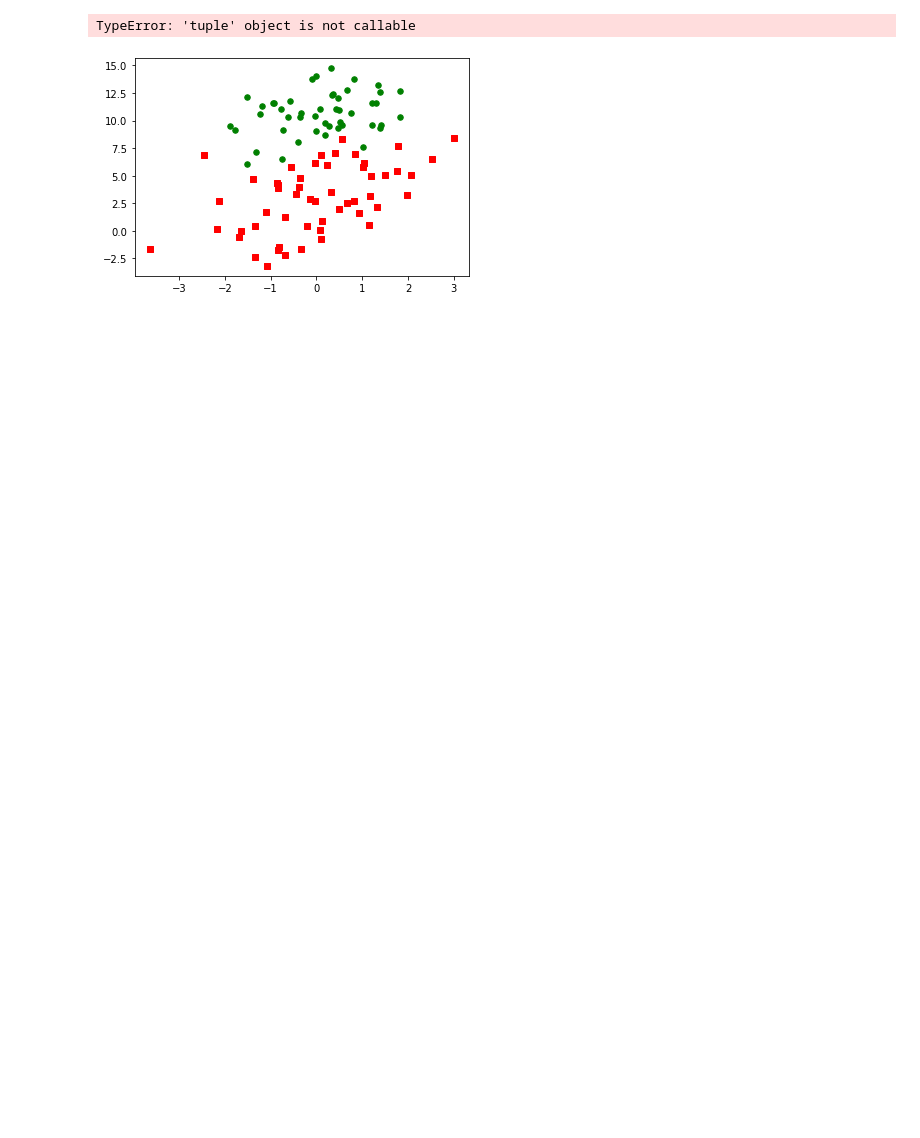
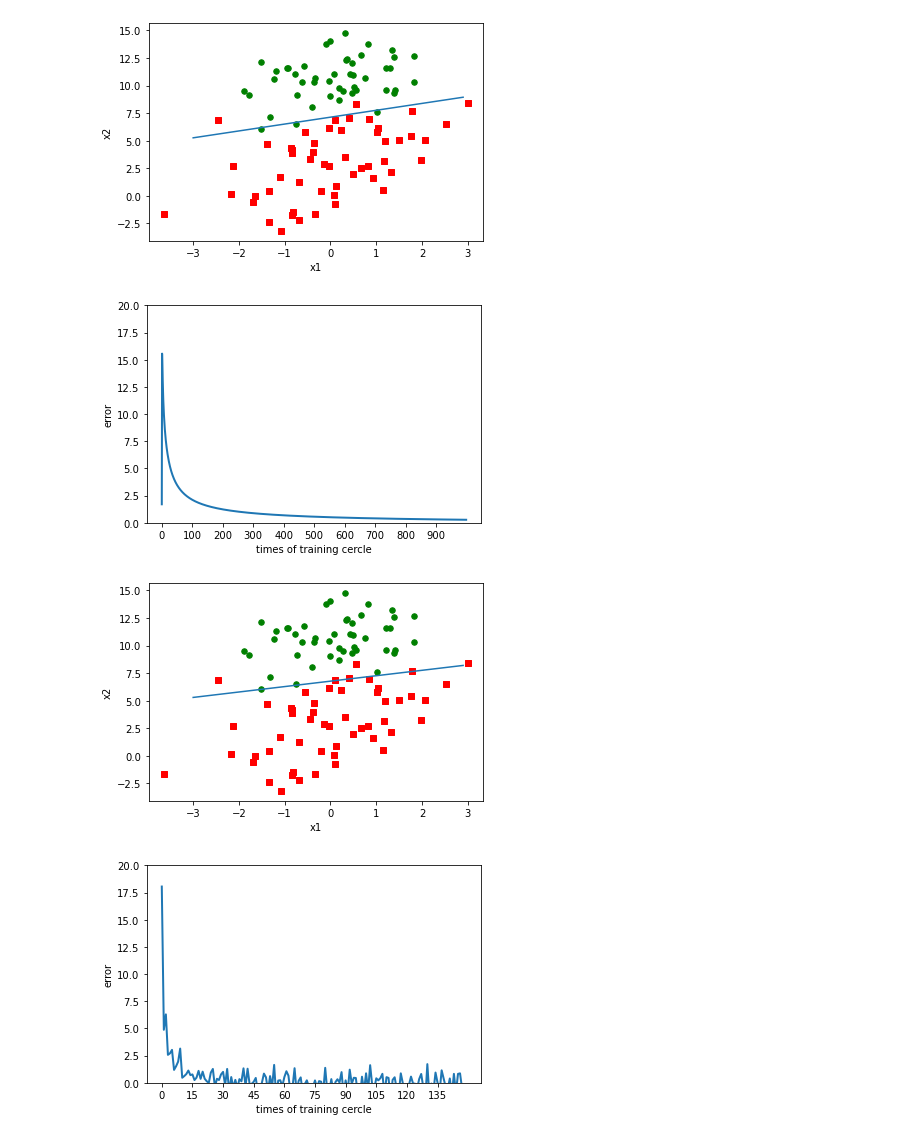
Before and after one commit to xiaoliangpi/MLinAction, a Jupyter notebook: Logistic Regression.ipynb, the cells around one changed output. Saved outputs shown, nothing was run; the diff lists cells and outputs as text; code cells hidden in the pictures; blank space fills up the shorter version.

```diff
--- a/Logistic Regression.ipynb
+++ b/Logistic Regression.ipynb
@@ -40,6 +41,6 @@ matrix([[12.78439353],
 # %%
+import matplotlib.pyplot as plt
 def plotBestFit(weights):
-    import matplotlib.pyplot as plt
     dataMat, labelMat = loadDataSet()  #加载数据集
     dataArr = array(dataMat)  #转换成numpy的array数组
     num = shape(dataArr)[0]
@@ -56,13 +57,66 @@ def plotBestFit(weights):
     ax.scatter(xcord2, ycord2, s=30, c='green')
     x = arange(-3.0,3.0,0.1)
     y = (-weights[0]-weights[1]*x)/weights[2]
-    print(x.shape())
-    print(y.shape())
+    y = y.transpose()
     ax.plot(x, y)
     plt.xlabel('x1'); plt.ylabel('x2')
     plt.show()
+
+def plotError(rangeX,errorArray,maxCycle):
+    fig = plt.figure()
+    plt.plot(rangeX,errorArray,linewidth=2)
+    plt.xticks(arange(0, maxCycle, maxCycle/10)) # 设置横坐标轴的刻度为 0 到 10 的数组
+    plt.ylim([0, 20]) # 设置纵坐标轴范围为 -2 到 2
+    plt.xlabel('times of training cercle'); plt.ylabel('error')
 # %%
-plotBestFit(gradAscent(dataArr, labelMat))
+def sGradAscent0(dataMatrix, classLabels):
+    row, col = shape(dataMatrix)
+    alpha = 0.01
+    weights = ones(col)
+    maxCycle = 1000  #500轮次
+    errorArray = []
+    rangex = []
+    for k in range(maxCycle):
+        sumError = 0
+        for i in range(row):
+            h = sigmoid(sum(dataMatrix[i]*weights))
+            error = classLabels[i] - h
+            weights = weights + alpha * error * float_(dataMatrix[i])
+            sumError += error
+        errorArray.append(sumError)
+        rangex.append(k)
+    return weights,rangex,errorArray,maxCycle
-# %% [output]
-TypeError: 'tuple' object is not callable
-[figure, removed]
+# %%
+#改进后的随机梯度下降
+def sGradAscent1(dataMatrix, classLabels, numIter = 150):
+    row,col = shape(dataMatrix)
+    weights = ones(col)
+    errorArray = []
+    rangex = []
+    for j in range(numIter):
+        dataIndex = list(range(row))
+        sumError = 0
+        for i in range(row):
+            alpha = 4/(1.0+j+i)+0.01
+            randIndex = int(random.uniform(0,len(dataIndex)))
+            h = sigmoid(sum(dataMatrix[randIndex]*weights))
+            error = classLabels[randIndex] - h
+            weights = weights + alpha * error * float_(dataMatrix[randIndex])
+            del(dataIndex[randIndex])
+            sumError += error
+        errorArray.append(sumError)
+        rangex.append(j)
+    return weights,rangex,errorArray,numIter
+# %%
+dataArr, labelMat = loadDataSet()
+weights,rangeX,errorArray,maxCycle = sGradAscent0(dataArr, labelMat)
+plotBestFit(weights)
+plotError(rangeX,errorArray,maxCycle)
+weights,rangeX,errorArray,maxCycle = sGradAscent1(dataArr, labelMat)
+plotBestFit(weights)
+plotError(rangeX,errorArray,maxCycle)
+# %% [output]
+[figure, added]
+[figure, added]
+[figure, added]
+[figure, added]
```
Also changed, not shown: parts of 2 cells of this notebook.
